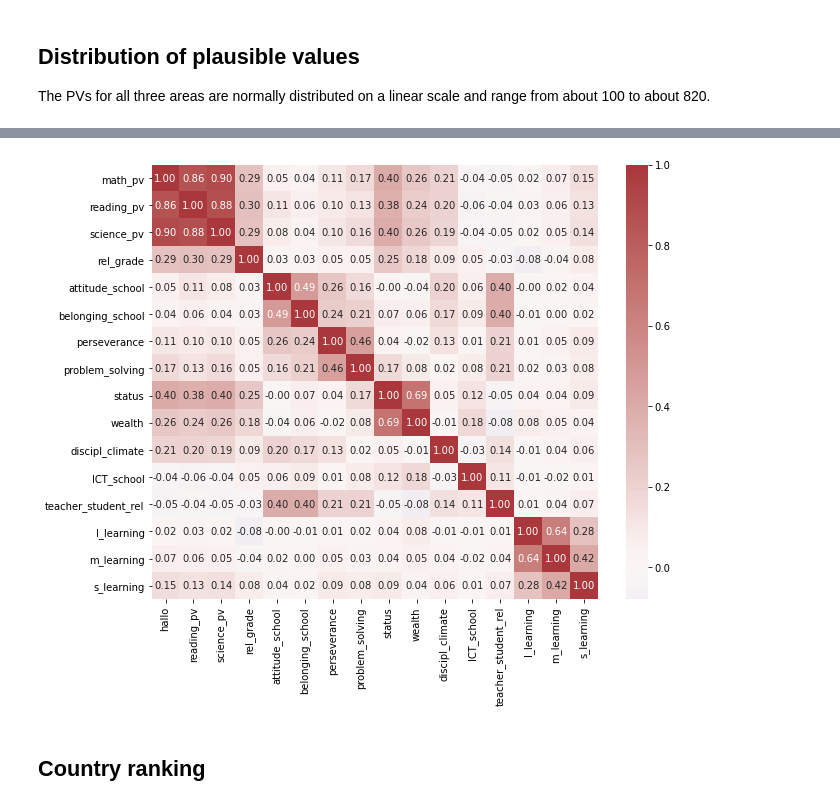
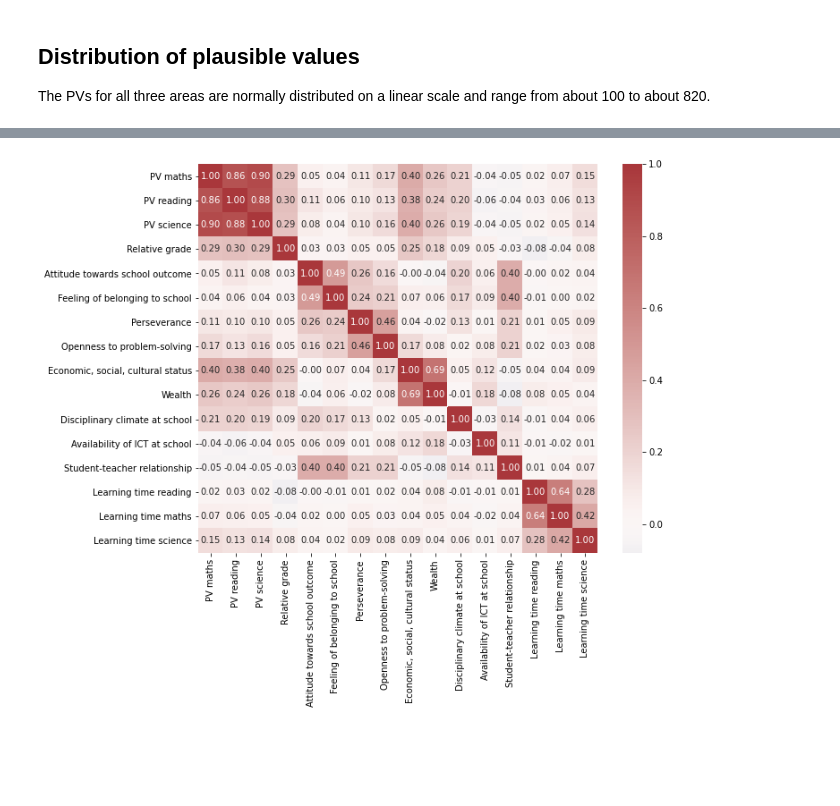
Before and after one commit to zoraaroz/PISA-data-visualisation, a Jupyter notebook: presentation.ipynb, the cells around one changed output, grey strips where cells are left out. Drawn from its saved outputs; the diff is of its cells as text; code cells hidden in the pictures; blank space fills up the shorter version.

```diff
--- a/presentation.ipynb
+++ b/presentation.ipynb
@@ -69,15 +73,19 @@ The correlation matrix als shows a slight positive correlation between the stude
 # %%
 # correlation matrix numerical variables
 num_vars = ['math_pv','reading_pv','science_pv','rel_grade','attitude_school', 'belonging_school',
                 'perseverance', 'problem_solving', 'status', 'wealth', 'discipl_climate',
                  'ICT_school', 'teacher_student_rel', 'l_learning', 'm_learning', 's_learning'] # numerical variables
 plt.figure(figsize = [10, 8])
 sb.heatmap(pisa_explore[num_vars].corr(), annot = True, fmt = '.2f', cmap = 'vlag', center = 0);
 plt.xticks(np.arange(.5,16.5), ['PV maths','PV reading','PV science','Relative grade','Attitude towards school outcome',
                                 'Feeling of belonging to school', 'Perseverance', 'Openness to problem-solving',
-                                'Economic status', 'Wealth', 'Disciplinary climate at school',
-                 'ICT_school', 'teacher_student_rel', 'l_learning', 'm_learning', 's_learning']);
+                                'Economic, social, cultural status', 'Wealth', 'Disciplinary climate at school',
+                                 'Availability of ICT at school', 'Student-teacher relationship',
+                                'Learning time reading', 'Learning time maths', 'Learning time science'], rotation = 90);
+plt.yticks(np.arange(.5,16.5), ['PV maths','PV reading','PV science','Relative grade','Attitude towards school outcome',
+                                'Feeling of belonging to school', 'Perseverance', 'Openness to problem-solving',
+                                'Economic, social, cultural status', 'Wealth', 'Disciplinary climate at school',
+                                 'Availability of ICT at school', 'Student-teacher relationship',
+                                'Learning time reading', 'Learning time maths', 'Learning time science']);
 # %% [output]
-[figure, old version]
+[figure, new version]
-# %% [markdown]
-## Country ranking
```
Also changed, not shown: parts of 12 cells of this notebook, 1 other file.
